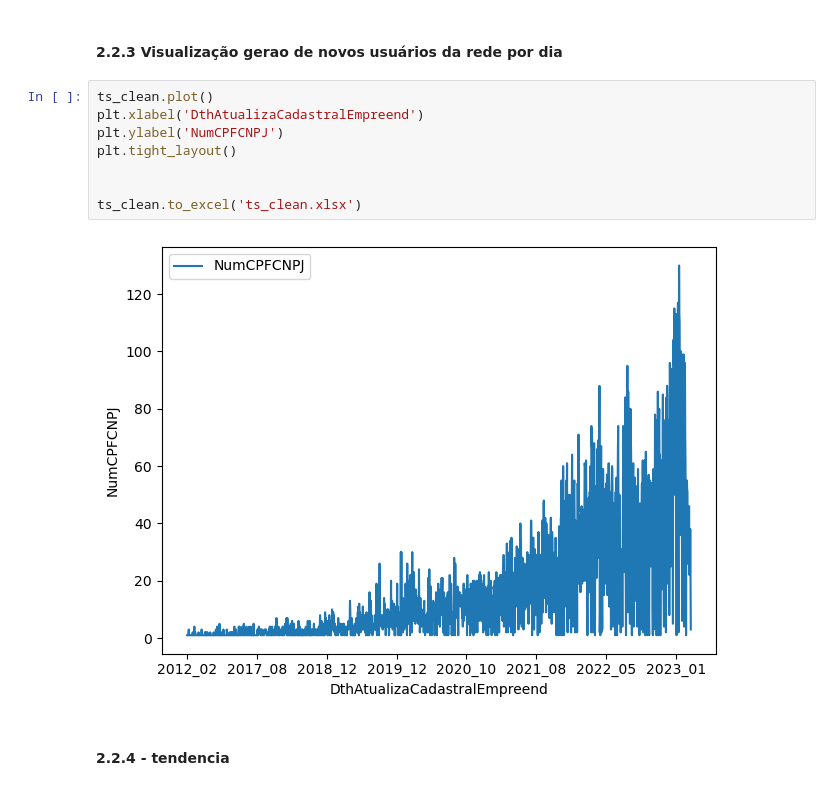
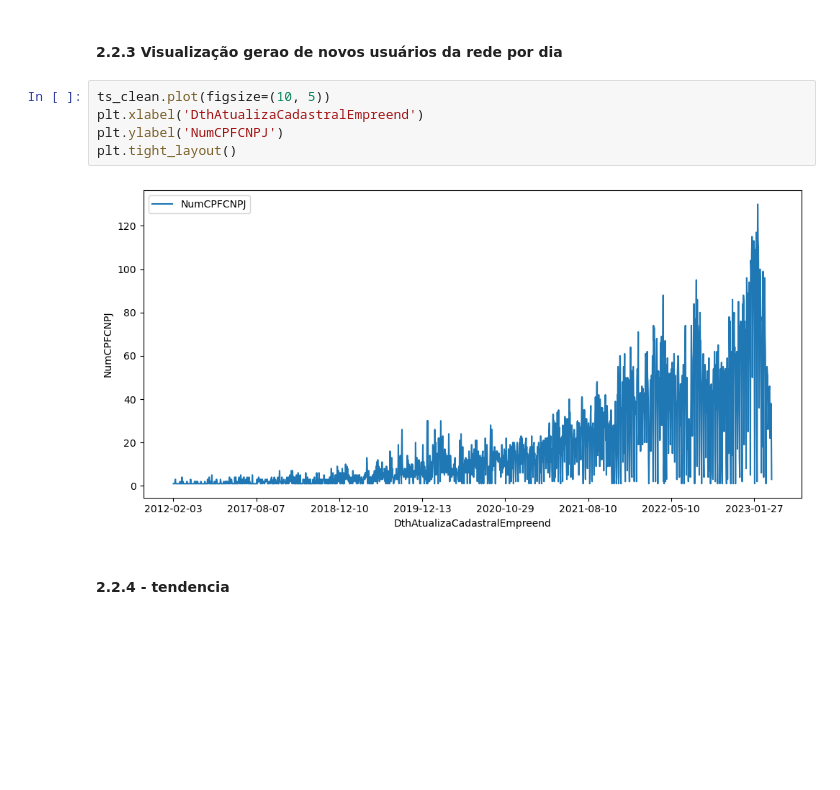
Before and after one commit to gabriel1berto/Aneel_, a Jupyter notebook: Codigos/Desafio 1.ipynb, the cells around one changed output. Drawn from its saved outputs; the diff is of its cells as text; blank space fills up the shorter version.

```diff
--- a/Codigos/Desafio 1.ipynb
+++ b/Codigos/Desafio 1.ipynb
@@ -272,15 +271,12 @@ residuo = resultado.resid
 # %% [markdown]
 #### 2.2.3 Visualização gerao de novos usuários da rede por dia
 # %%
-ts_clean.plot()
+ts_clean.plot(figsize=(10, 5))
 plt.xlabel('DthAtualizaCadastralEmpreend')
 plt.ylabel('NumCPFCNPJ')
 plt.tight_layout()
-
-
-ts_clean.to_excel('ts_clean.xlsx')
 # %% [output]
-[figure, old version]
+[figure, new version]
 # %% [markdown]
 #### 2.2.4 - tendencia
 # %%
```
Also changed, not shown: parts of 32 cells of this notebook, 1 other file.
